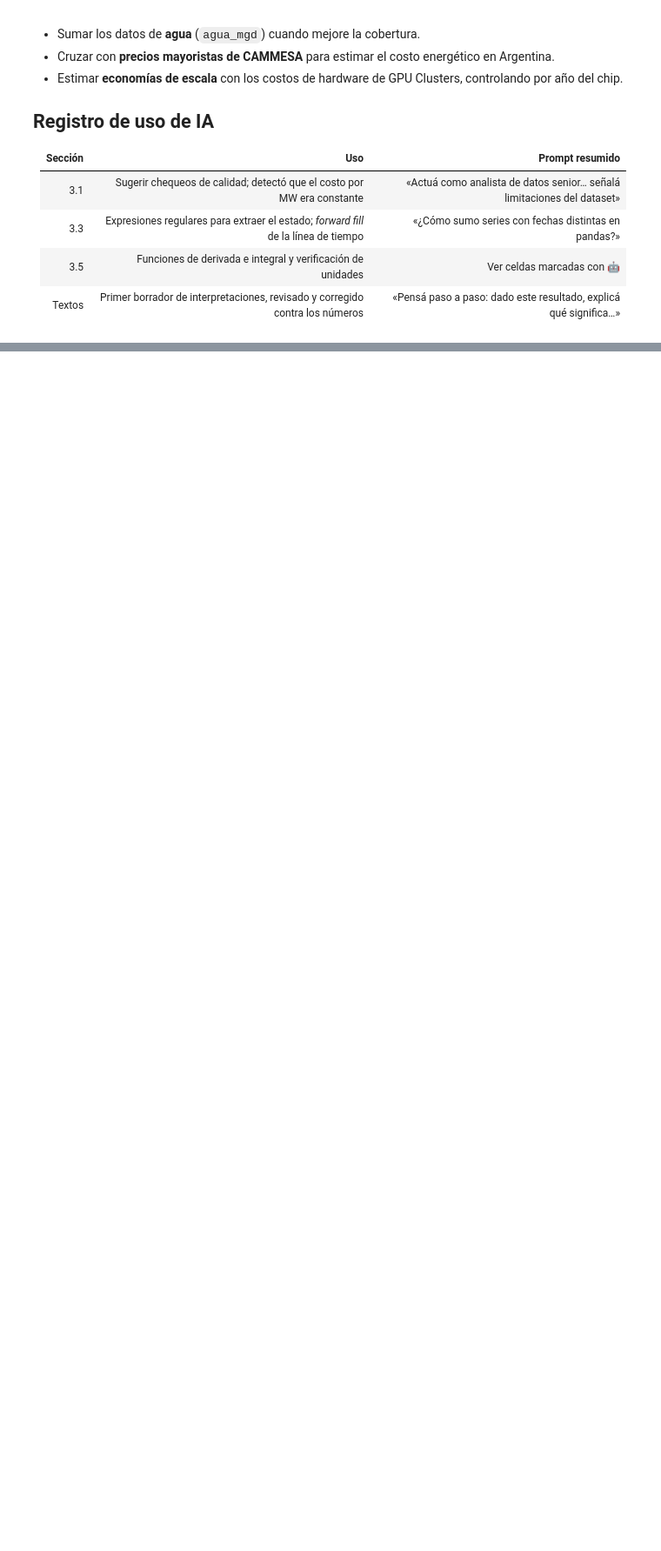
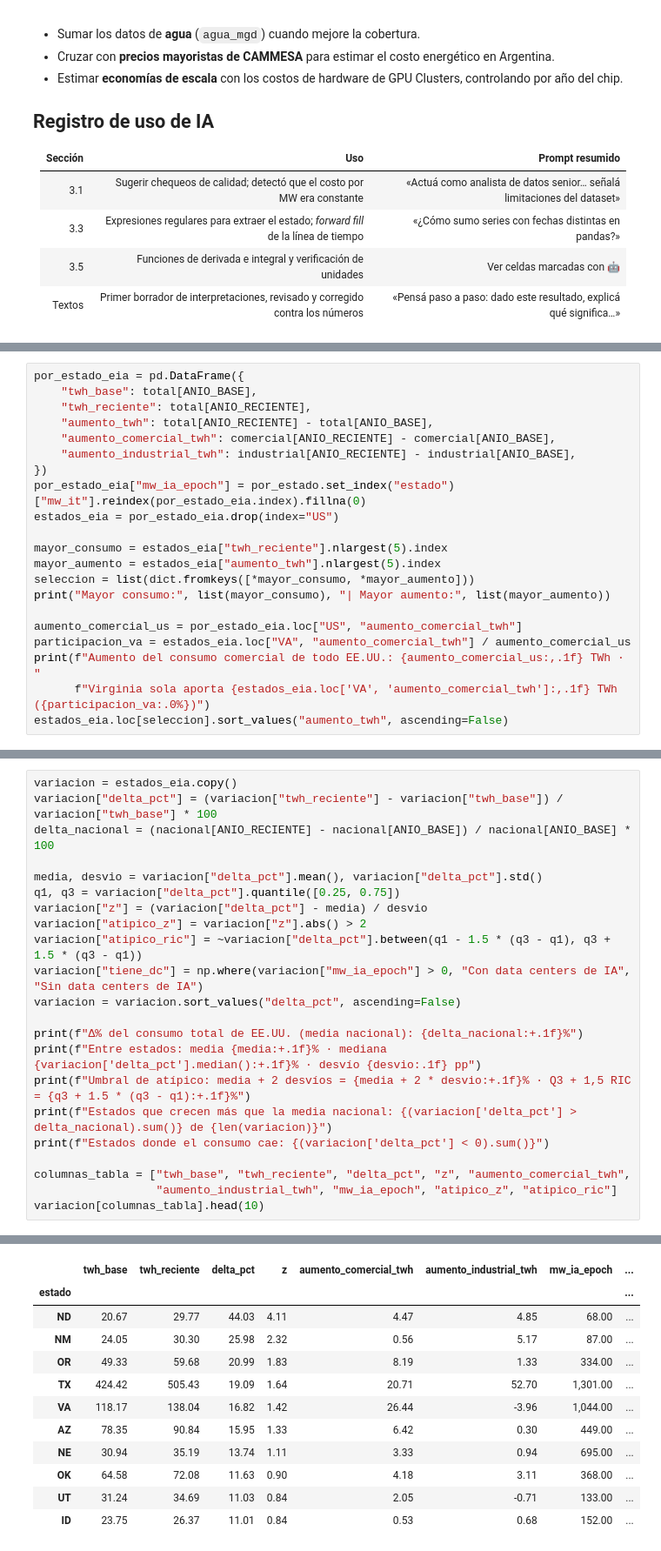
Before and after one commit to Datso653/datacenters-ia, a Jupyter notebook: notebooks/analisis_datacenters.ipynb, the cells around one changed output, grey strips where cells are left out. Shown at 87% size. Cells and saved outputs as stored; diff of their text form; blank space fills up the shorter version.

```diff
--- a/notebooks/analisis_datacenters.ipynb
+++ b/notebooks/analisis_datacenters.ipynb
@@ -1199,0 +1297,21 @@ share.pivot_table(index="region", columns="anio", values="share_pct").loc[:, [20
+# %%
+por_estado_eia = pd.DataFrame({
+    "twh_base": total[ANIO_BASE],
+    "twh_reciente": total[ANIO_RECIENTE],
+    "aumento_twh": total[ANIO_RECIENTE] - total[ANIO_BASE],
+    "aumento_comercial_twh": comercial[ANIO_RECIENTE] - comercial[ANIO_BASE],
+    "aumento_industrial_twh": industrial[ANIO_RECIENTE] - industrial[ANIO_BASE],
+})
+por_estado_eia["mw_ia_epoch"] = por_estado.set_index("estado")["mw_it"].reindex(por_estado_eia.index).fillna(0)
+estados_eia = por_estado_eia.drop(index="US")
+
+mayor_consumo = estados_eia["twh_reciente"].nlargest(5).index
+mayor_aumento = estados_eia["aumento_twh"].nlargest(5).index
+seleccion = list(dict.fromkeys([*mayor_consumo, *mayor_aumento]))
+print("Mayor consumo:", list(mayor_consumo), "| Mayor aumento:", list(mayor_aumento))
+
+aumento_comercial_us = por_estado_eia.loc["US", "aumento_comercial_twh"]
+participacion_va = estados_eia.loc["VA", "aumento_comercial_twh"] / aumento_comercial_us
+print(f"Aumento del consumo comercial de todo EE.UU.: {aumento_comercial_us:,.1f} TWh · "
+      f"Virginia sola aporta {estados_eia.loc['VA', 'aumento_comercial_twh']:,.1f} TWh ({participacion_va:.0%})")
+estados_eia.loc[seleccion].sort_values("aumento_twh", ascending=False)
@@ -1199,0 +1400,23 @@ share.pivot_table(index="region", columns="anio", values="share_pct").loc[:, [20
+# %%
+variacion = estados_eia.copy()
+variacion["delta_pct"] = (variacion["twh_reciente"] - variacion["twh_base"]) / variacion["twh_base"] * 100
+delta_nacional = (nacional[ANIO_RECIENTE] - nacional[ANIO_BASE]) / nacional[ANIO_BASE] * 100
+
+media, desvio = variacion["delta_pct"].mean(), variacion["delta_pct"].std()
+q1, q3 = variacion["delta_pct"].quantile([0.25, 0.75])
+variacion["z"] = (variacion["delta_pct"] - media) / desvio
+variacion["atipico_z"] = variacion["z"].abs() > 2
+variacion["atipico_ric"] = ~variacion["delta_pct"].between(q1 - 1.5 * (q3 - q1), q3 + 1.5 * (q3 - q1))
+variacion["tiene_dc"] = np.where(variacion["mw_ia_epoch"] > 0, "Con data centers de IA", "Sin data centers de IA")
+variacion = variacion.sort_values("delta_pct", ascending=False)
+
+print(f"Δ% del consumo total de EE.UU. (media nacional): {delta_nacional:+.1f}%")
+print(f"Entre estados: media {media:+.1f}% · mediana {variacion['delta_pct'].median():+.1f}% · desvío {desvio:.1f} pp")
+print(f"Umbral de atípico: media + 2 desvíos = {media + 2 * desvio:+.1f}% · Q3 + 1,5 RIC = {q3 + 1.5 * (q3 - q1):+.1f}%")
+print(f"Estados que crecen más que la media nacional: {(variacion['delta_pct'] > delta_nacional).sum()} de {len(variacion)}")
+print(f"Estados donde el consumo cae: {(variacion['delta_pct'] < 0).sum()}")
+
+columnas_tabla = ["twh_base", "twh_reciente", "delta_pct", "z", "aumento_comercial_twh",
+                  "aumento_industrial_twh", "mw_ia_epoch", "atipico_z", "atipico_ric"]
+variacion[columnas_tabla].head(10)
+# %% [output]
@@ -1199,0 +1428,12 @@ share.pivot_table(index="region", columns="anio", values="share_pct").loc[:, [20
+|  | twh_base | twh_reciente | delta_pct | z | aumento_comercial_twh | aumento_industrial_twh | mw_ia_epoch | ... |
+| estado |  |  |  |  |  |  |  | ... |
+| ND | 20.67 | 29.77 | 44.03 | 4.11 | 4.47 | 4.85 | 68.00 | ... |
+| NM | 24.05 | 30.30 | 25.98 | 2.32 | 0.56 | 5.17 | 87.00 | ... |
+| OR | 49.33 | 59.68 | 20.99 | 1.83 | 8.19 | 1.33 | 334.00 | ... |
+| TX | 424.42 | 505.43 | 19.09 | 1.64 | 20.71 | 52.70 | 1,301.00 | ... |
+| VA | 118.17 | 138.04 | 16.82 | 1.42 | 26.44 | -3.96 | 1,044.00 | ... |
+| AZ | 78.35 | 90.84 | 15.95 | 1.33 | 6.42 | 0.30 | 449.00 | ... |
+| NE | 30.94 | 35.19 | 13.74 | 1.11 | 3.33 | 0.94 | 695.00 | ... |
+| OK | 64.58 | 72.08 | 11.63 | 0.90 | 4.18 | 3.11 | 368.00 | ... |
+| UT | 31.24 | 34.69 | 11.03 | 0.84 | 2.05 | -0.71 | 133.00 | ... |
+| ID | 23.75 | 26.37 | 11.01 | 0.84 | 0.53 | 0.68 | 152.00 | ... |
```
Also changed, not shown: parts of 17 cells of this notebook, 5 other files.
